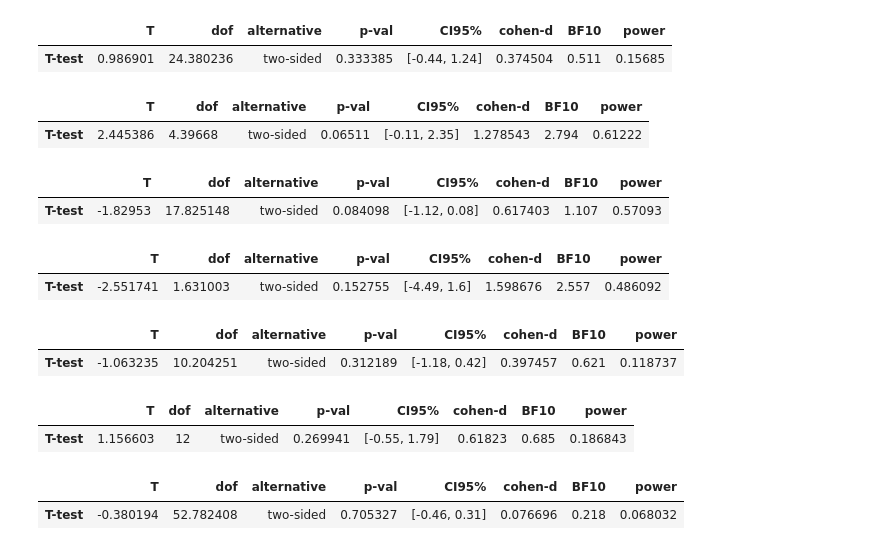
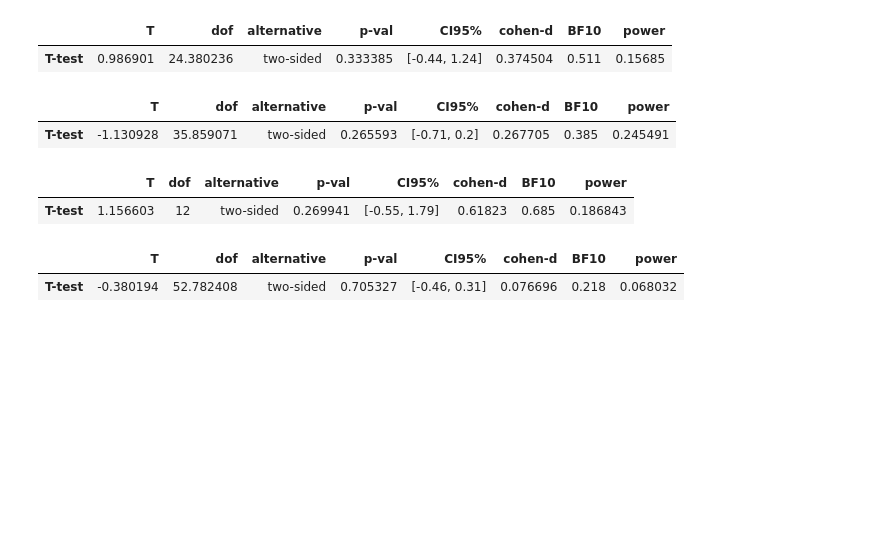
Before and after one commit to lyndis20/my_closet, a Jupyter notebook: 02_Ttest/통계분석_ttest.ipynb, the cells around one changed output. Cells and saved outputs as stored; diff of their text form; code cells hidden in the pictures; blank space fills up the shorter version.

```diff
--- a/02_Ttest/통계분석_ttest.ipynb
+++ b/02_Ttest/통계분석_ttest.ipynb
@@ -98,51 +111,24 @@ pg.ttest(try_yes, try_no, confidence=0.95)
 # %% [output]
 |  | T | dof | alternative | p-val | CI95% | cohen-d | BF10 | power |
 | T-test | 0.986901 | 24.380236 | two-sided | 0.333385 | [-0.44, 1.24] | 0.374504 | 0.511 | 0.15685 |
-# %%
-# 겉옷은 입어보고 구매한 경우와 그렇지 않은 경우 두 집단의 성공점수 평균은 같다
-try_yes = df_o['성공점수'][df_o["구매 전 착용 여부"] == 1]
-try_no = df_o['성공점수'][df_o["구매 전 착용 여부"] == 0]
-pg.ttest(try_yes, try_no, confidence=0.95)
-# %% [output]
-|  | T | dof | alternative | p-val | CI95% | cohen-d | BF10 | power |
-| T-test | 2.445386 | 4.39668 | two-sided | 0.06511 | [-0.11, 2.35] | 1.278543 | 2.794 | 0.61222 |
 # %%
-# 상의는 유행하는 디자인의 경우와 그렇지 않은 경우에도 두 집단의 성공점수 평균은 같다
-trend_yes = df_t['성공점수'][df_t["유행 여부"] == 1]
-trend_no = df_t['성공점수'][df_t["유행 여부"] == 0]
-pg.ttest(trend_yes, trend_no, confidence=0.95)
+try_yes = df['성공점수'][df["유행 여부"] == 1]
+try_no = df['성공점수'][df["유행 여부"] == 0]
+pg.ttest(try_yes, try_no, confidence=0.95)
 # %% [output]
 |  | T | dof | alternative | p-val | CI95% | cohen-d | BF10 | power |
-| T-test | -1.82953 | 17.825148 | two-sided | 0.084098 | [-1.12, 0.08] | 0.617403 | 1.107 | 0.57093 |
+| T-test | -1.130928 | 35.859071 | two-sided | 0.265593 | [-0.71, 0.2] | 0.267705 | 0.385 | 0.245491 |
-# %%
-# 원피스는 유행하는 디자인의 경우와 그렇지 않은 경우에도 두 집단의 성공점수 평균은 같다
-trend_yes = df_one['성공점수'][df_one["유행 여부"] == 1]
-trend_no = df_one['성공점수'][df_one["유행 여부"] == 0]
-pg.ttest(trend_yes, trend_no, confidence=0.95)
-# %% [output]
-|  | T | dof | alternative | p-val | CI95% | cohen-d | BF10 | power |
-| T-test | -2.551741 | 1.631003 | two-sided | 0.152755 | [-4.49, 1.6] | 1.598676 | 2.557 | 0.486092 |
 # %%
-# 겉옷은 브랜드가 있는 경우와 그렇지 않은 경우에도 두집단의 성공점수 평균은 같다
-brand_yes = df_o['성공점수'][df_o["브랜드 여부"] == 1]
-brand_no = df_o['성공점수'][df_o["브랜드 여부"] == 0]
-pg.ttest(brand_yes, brand_no, confidence=0.95)
+try_yes = df['성공점수'][df["브랜드 여부"] == 1]
+try_no = df['성공점수'][df["브랜드 여부"] == 0]
+pg.ttest(try_yes, try_no, confidence=0.95)
 # %% [output]
 |  | T | dof | alternative | p-val | CI95% | cohen-d | BF10 | power |
-| T-test | -1.063235 | 10.204251 | two-sided | 0.312189 | [-1.18, 0.42] | 0.397457 | 0.621 | 0.118737 |
+| T-test | 1.156603 | 12 | two-sided | 0.269941 | [-0.55, 1.79] | 0.61823 | 0.685 | 0.186843 |
 # %%
-# 원피스는 브랜드가 있는 경우와 그렇지 않은 경우에도 두집단의 성공점수 평균은 같다
-brand_yes = df_one['성공점수'][df_one["브랜드 여부"] == 1]
-brand_no = df_one['성공점수'][df_one["브랜드 여부"] == 0]
-pg.ttest(brand_yes, brand_no, confidence=0.95)
+try_yes = df['성공점수'][df["구매처"] == 1]
+try_no = df['성공점수'][df["구매처"] == 0]
+pg.ttest(try_yes, try_no, confidence=0.95)
 # %% [output]
 |  | T | dof | alternative | p-val | CI95% | cohen-d | BF10 | power |
-| T-test | 1.156603 | 12 | two-sided | 0.269941 | [-0.55, 1.79] | 0.61823 | 0.685 | 0.186843 |
+| T-test | -0.380194 | 52.782408 | two-sided | 0.705327 | [-0.46, 0.31] | 0.076696 | 0.218 | 0.068032 |
-# %%
-# 구매처에 따른 두 집단의  성공점수 평균은 같다
-online = df['성공점수'][df["구매처"] == 1]
-offline = df['성공점수'][df["구매처"] == 0]
-pg.ttest(online, offline, confidence=0.95)
-# %% [output]
-|  | T | dof | alternative | p-val | CI95% | cohen-d | BF10 | power |
-| T-test | -0.380194 | 52.782408 | two-sided | 0.705327 | [-0.46, 0.31] | 0.076696 | 0.218 | 0.068032 |
```
Also changed, not shown: parts of 9 cells of this notebook.
